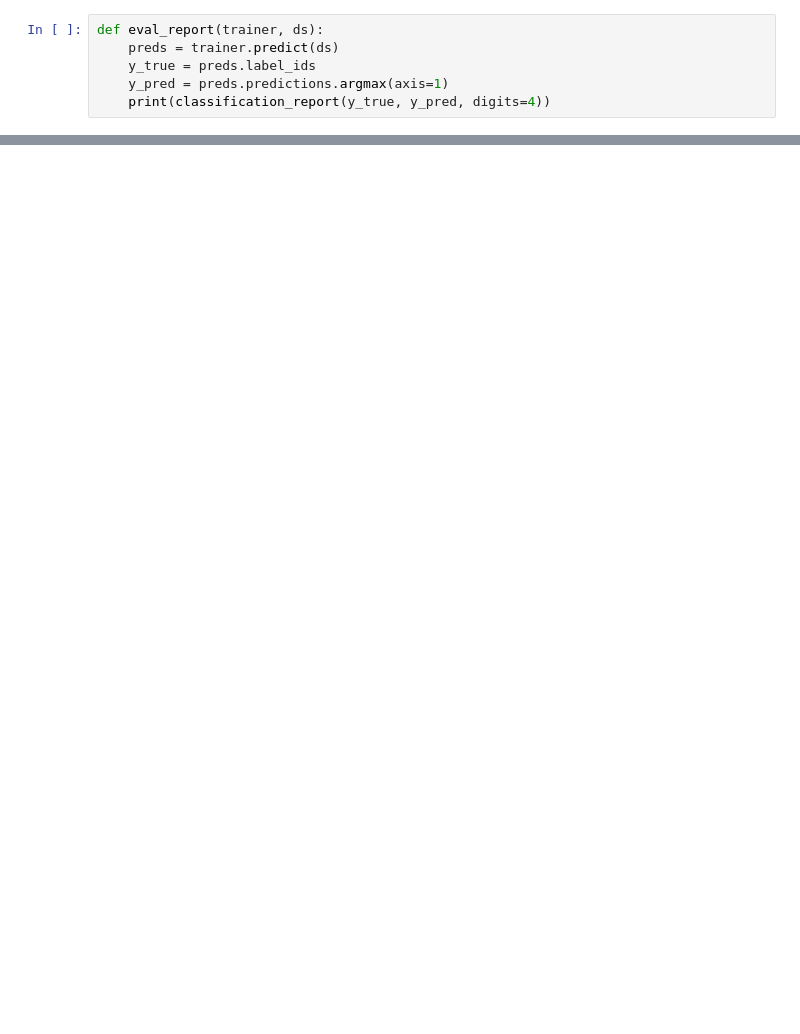
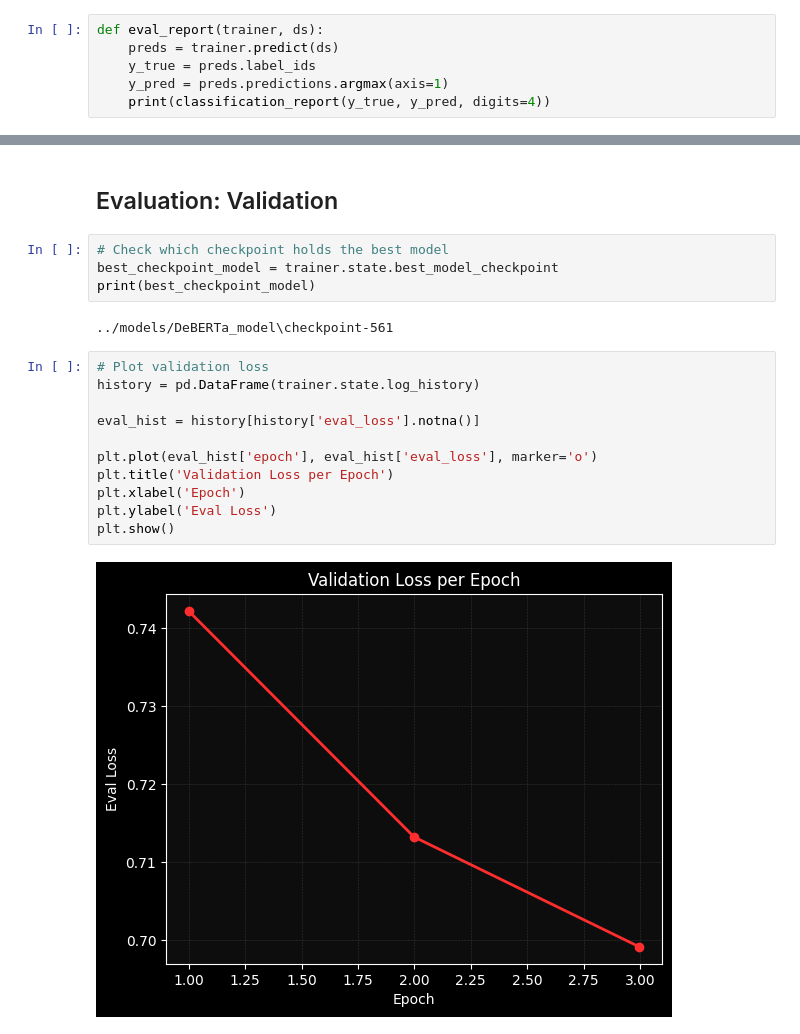
Before and after one commit to Christopher-Orellana/cyber_threat_nlp, a Jupyter notebook: notebooks/DeBERTa_modeling.ipynb, the cells around one changed output, grey strips where cells are left out. Cells and saved outputs as stored; diff of their text form; blank space fills up the shorter version.

```diff
--- a/notebooks/DeBERTa_modeling.ipynb
+++ b/notebooks/DeBERTa_modeling.ipynb
@@ -558,0 +558,21 @@ weighted avg     0.7181    0.7193    0.7185       374
+# %% [markdown]
+## Evaluation: Validation
+# %%
+# Check which checkpoint holds the best model
+best_checkpoint_model = trainer.state.best_model_checkpoint
+print(best_checkpoint_model)
+# %% [output]
+../models/DeBERTa_model\checkpoint-561
+# %%
+# Plot validation loss
+history = pd.DataFrame(trainer.state.log_history)
+
+eval_hist = history[history['eval_loss'].notna()]
+
+plt.plot(eval_hist['epoch'], eval_hist['eval_loss'], marker='o')
+plt.title('Validation Loss per Epoch')
+plt.xlabel('Epoch')
+plt.ylabel('Eval Loss')
+plt.show()
+# %% [output]
+[figure, added]
```
Also changed, not shown: parts of 18 cells of this notebook, 1 other file.
